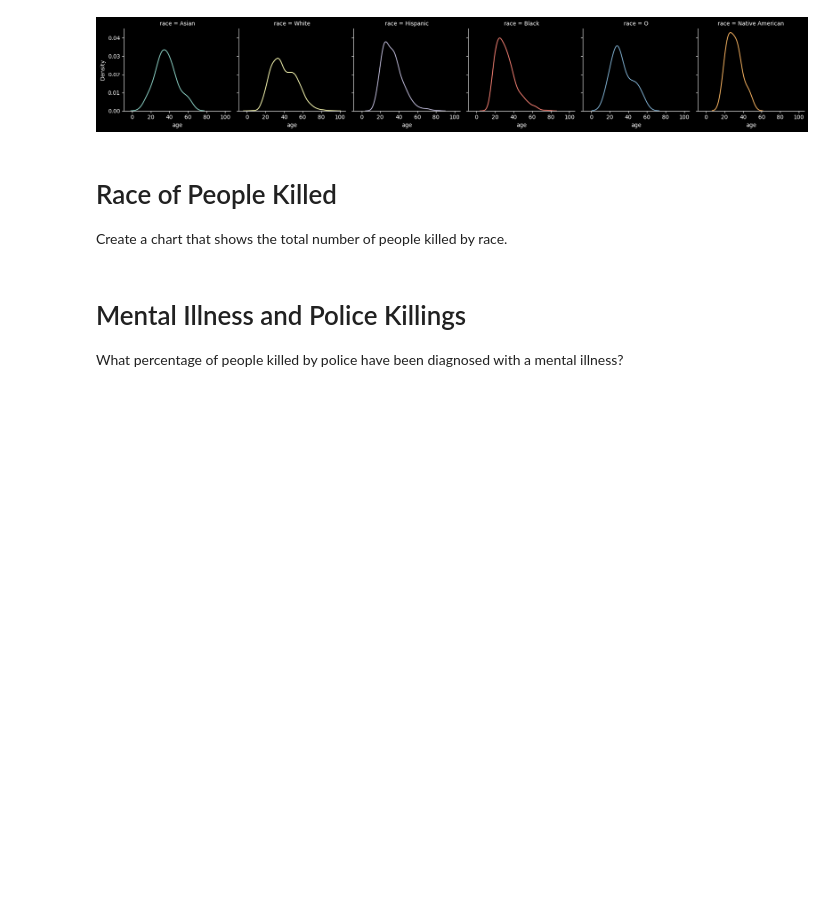
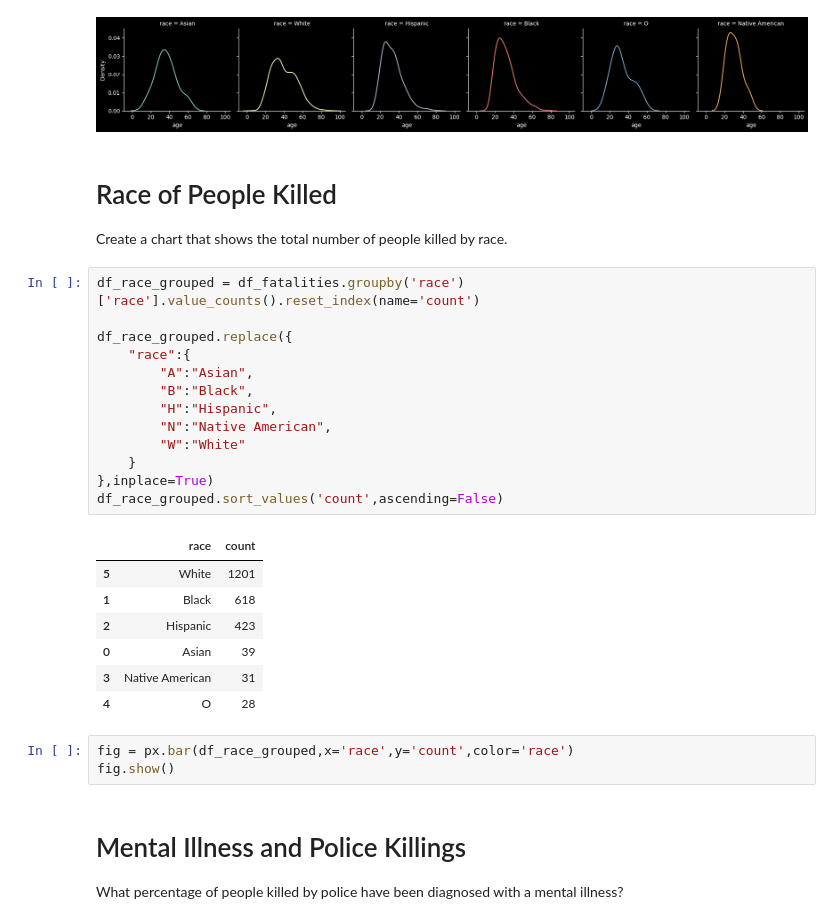
Before and after one commit to SeanRVACode/Professional-Portfolio, a Jupyter notebook: Analyze Deaths involving Police in the US/Fatal_Force_(start).ipynb, the cells around one changed output. Drawn from its saved outputs; the diff is of its cells as text; blank space fills up the shorter version.

```diff
--- a/Analyze Deaths involving Police in the US/Fatal_Force_(start).ipynb
+++ b/Analyze Deaths involving Police in the US/Fatal_Force_(start).ipynb
@@ -500,6 +500,30 @@ plt.show()
 # Race of People Killed
 
 Create a chart that shows the total number of people killed by race.
+# %%
+df_race_grouped = df_fatalities.groupby('race')['race'].value_counts().reset_index(name='count')
+
+df_race_grouped.replace({
+    "race":{
+        "A":"Asian",
+        "B":"Black",
+        "H":"Hispanic",
+        "N":"Native American",
+        "W":"White"
+    }
+},inplace=True)
+df_race_grouped.sort_values('count',ascending=False)
+# %% [output]
+|  | race | count |
+| 5 | White | 1201 |
+| 1 | Black | 618 |
+| 2 | Hispanic | 423 |
+| 0 | Asian | 39 |
+| 3 | Native American | 31 |
+| 4 | O | 28 |
+# %%
+fig = px.bar(df_race_grouped,x='race',y='count',color='race')
+fig.show()
 # %% [markdown]
 # Mental Illness and Police Killings
 
```
Also changed, not shown: parts of 2 cells of this notebook.
